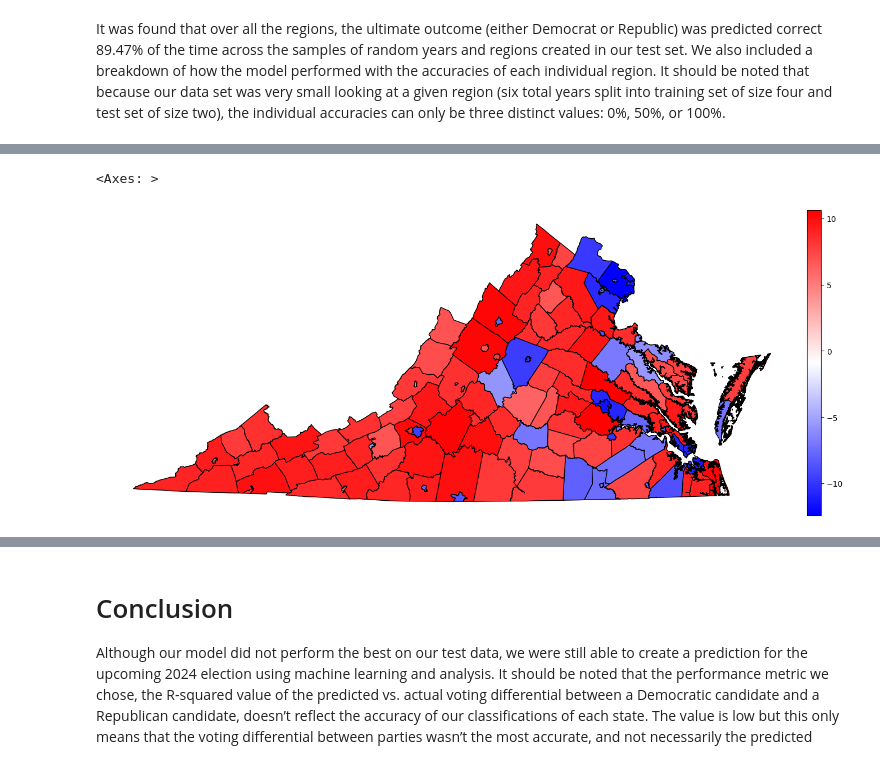
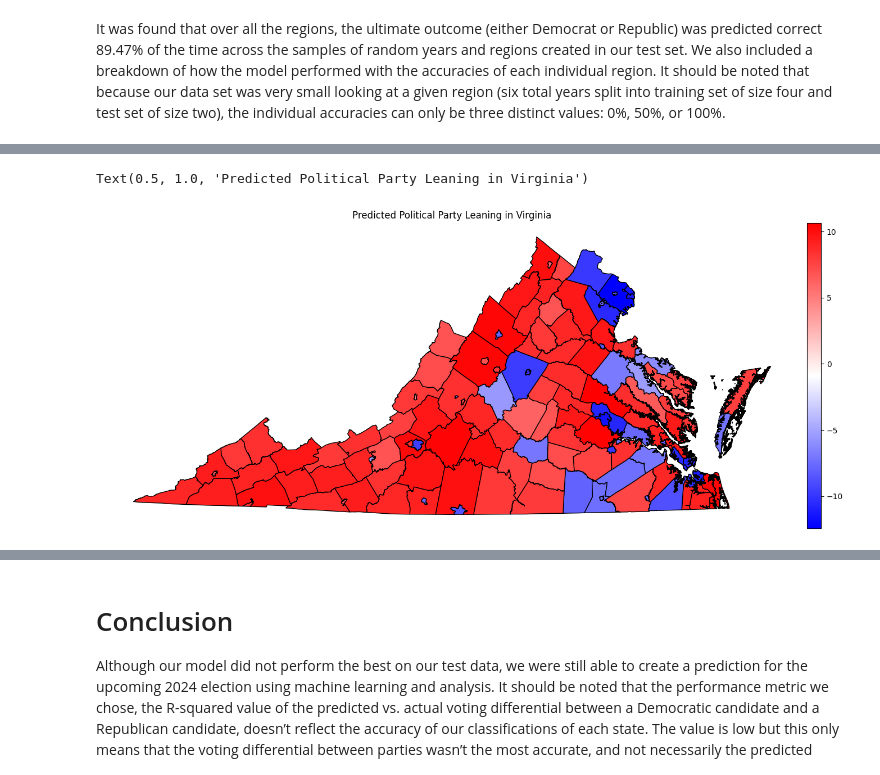
Before and after one commit to phipyao/ds3001-project_voting, a Jupyter notebook: project_voting.ipynb, the cells around one changed output, grey strips where cells are left out. Cells and saved outputs as stored; diff of their text form; code cells hidden in the pictures.

Commit message:
add more graphs

```diff
--- a/project_voting.ipynb
+++ b/project_voting.ipynb
@@ -247,10 +243,12 @@ df.sort_values(by=['vote_diff_ihs'], ascending=False).head(5)
 # %%
 fig = plt.figure()
 ax = fig.add_axes([0, 0, 2, 2])
 divider = make_axes_locatable(ax)
 ax.axis('off')
 cax = divider.append_axes("right", size="2%", pad=0.08)
 df.plot(ax=ax,column='vote_diff_ihs',legend=True,cax=cax,cmap='bwr',edgecolor='k')
+
+ax.set_title("Predicted Political Party Leaning in Virginia")
 # %% [output]
-<Axes: >
+Text(0.5, 1.0, 'Predicted Political Party Leaning in Virginia')
-[figure, old version]
+[figure, new version]
```
Also changed, not shown: parts of 14 cells of this notebook.
